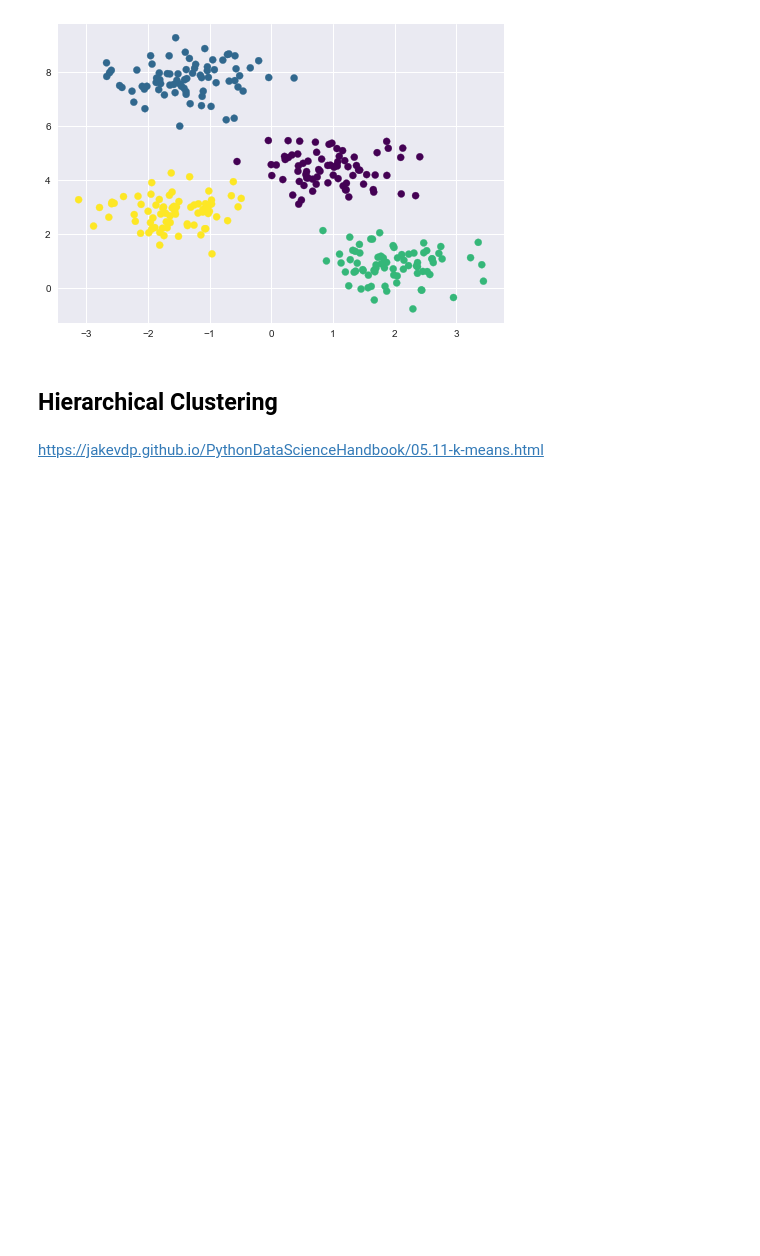
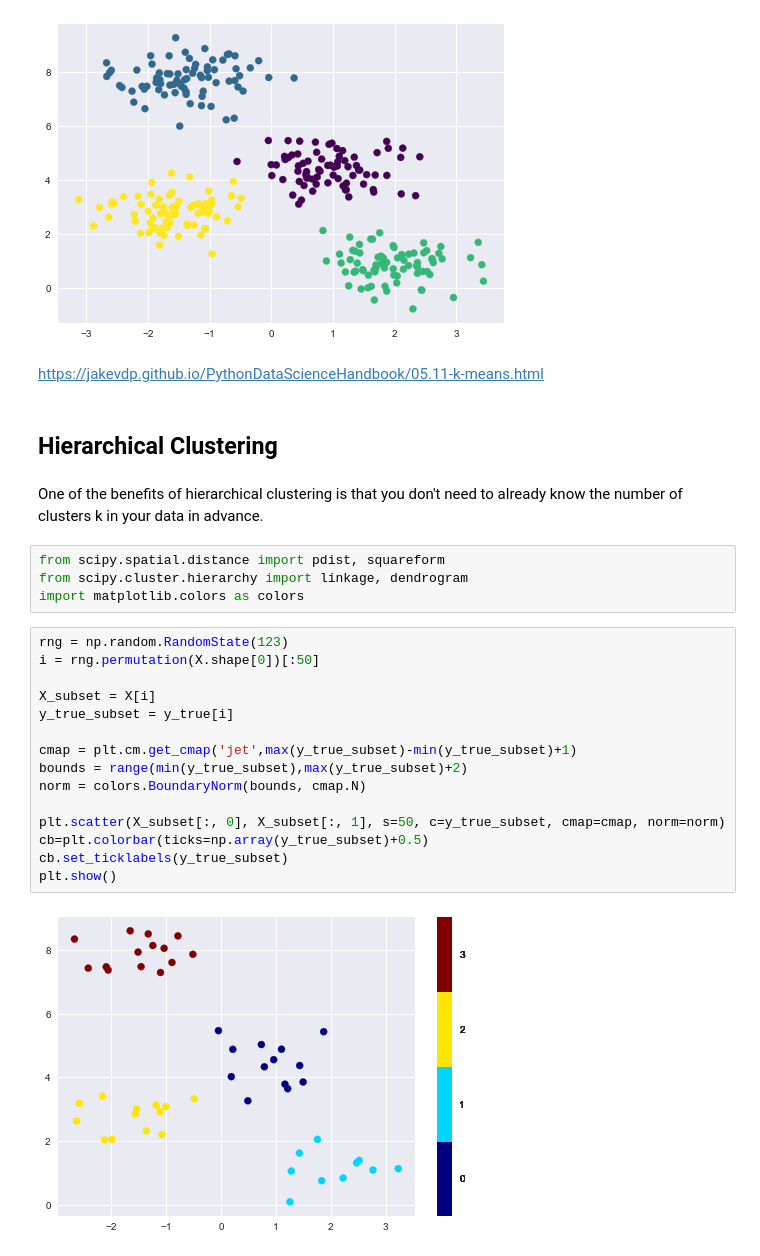
Before and after one commit to XuefeiY/Machine-Learning-Notes, a Jupyter notebook: Cluster Analysis/Cluster Analysis.ipynb, the cells around one changed output. Drawn from its saved outputs; the diff is of its cells as text; blank space fills up the shorter version.

Commit message:
cluster analysis

```diff
--- a/Cluster Analysis/Cluster Analysis.ipynb
+++ b/Cluster Analysis/Cluster Analysis.ipynb
@@ -72,7 +72,30 @@ plt.scatter(X[:, 0], X[:, 1], c=labels,
 plt.show()
 # %% [output]
 [figure]
+# %% [markdown]
+https://jakevdp.github.io/PythonDataScienceHandbook/05.11-k-means.html
 # %% [markdown]
 ## Hierarchical Clustering
-# %% [markdown]
-https://jakevdp.github.io/PythonDataScienceHandbook/05.11-k-means.html
+# %% [markdown]
+One of the benefits of hierarchical clustering is that you don't need to already know the number of clusters k in your data in advance.
+# %%
+from scipy.spatial.distance import pdist, squareform
+from scipy.cluster.hierarchy import linkage, dendrogram
+import matplotlib.colors as colors
+# %%
+rng = np.random.RandomState(123)
+i = rng.permutation(X.shape[0])[:50]
+
+X_subset = X[i]
+y_true_subset = y_true[i]
+
+cmap = plt.cm.get_cmap('jet',max(y_true_subset)-min(y_true_subset)+1)
+bounds = range(min(y_true_subset),max(y_true_subset)+2)
+norm = colors.BoundaryNorm(bounds, cmap.N)
+
+plt.scatter(X_subset[:, 0], X_subset[:, 1], s=50, c=y_true_subset, cmap=cmap, norm=norm)
+cb=plt.colorbar(ticks=np.array(y_true_subset)+0.5)
+cb.set_ticklabels(y_true_subset)
+plt.show()
+# %% [output]
+[figure, added]
```
Also changed, not shown: parts of 13 cells of this notebook.
